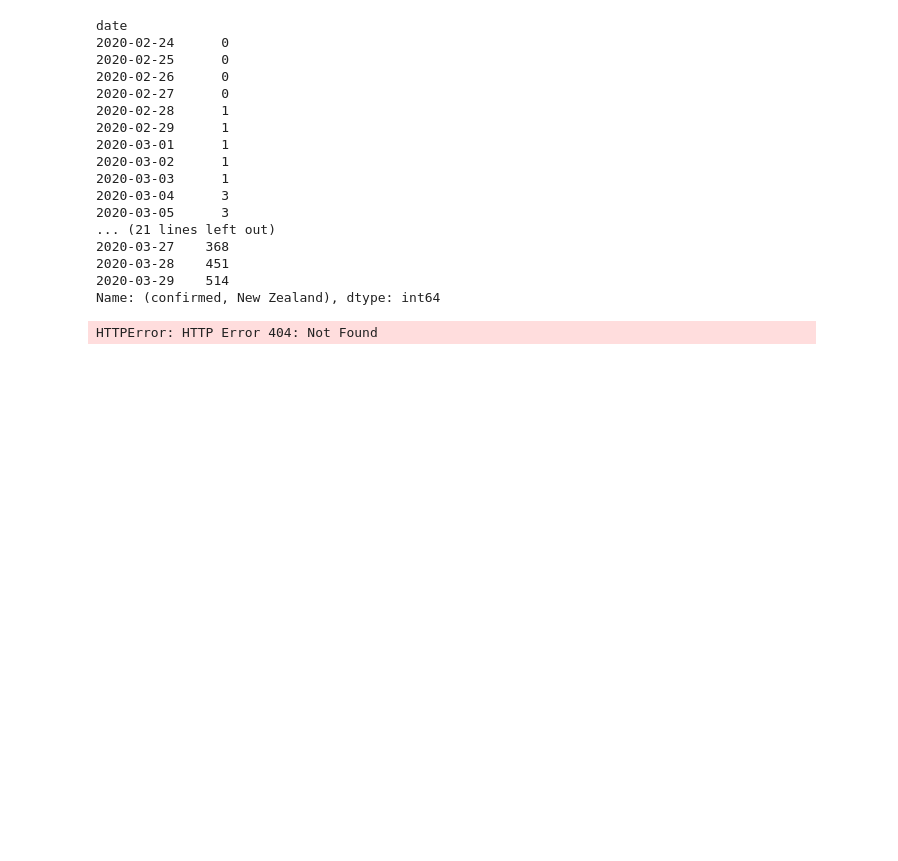
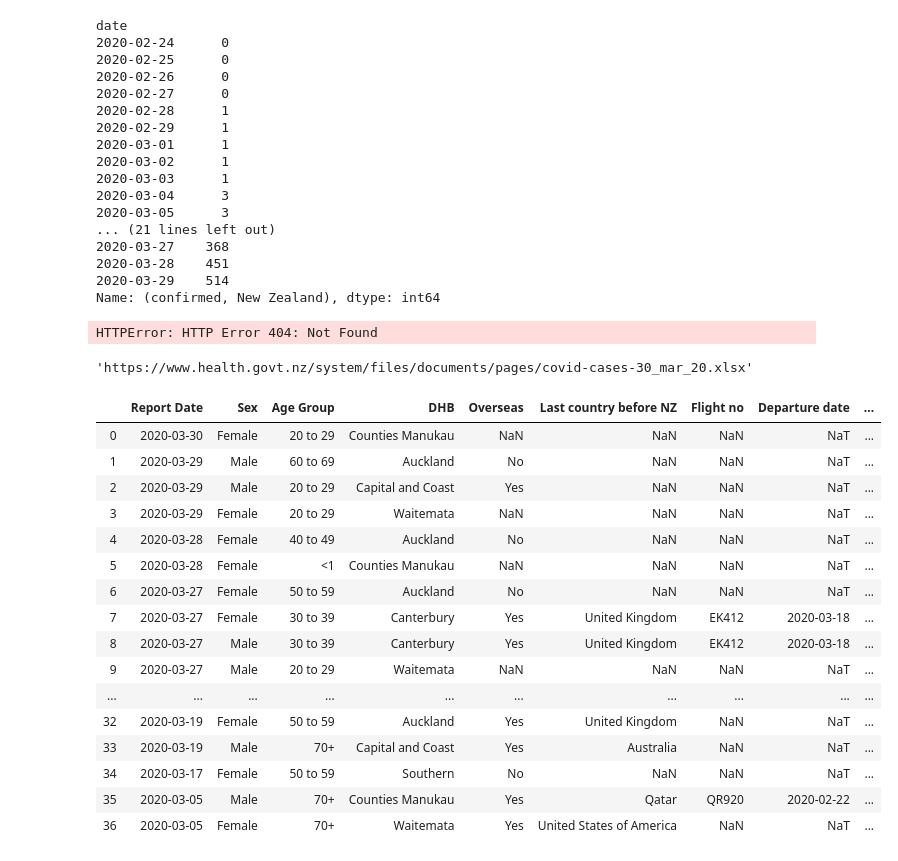
Before and after one commit to timmclennan/timmclennan.github.io, a Jupyter notebook: source/Coronavirus.ipynb, the cells around one changed output. Cells and saved outputs as stored; diff of their text form; code cells hidden in the pictures; blank space fills up the shorter version.

```diff
--- a/source/Coronavirus.ipynb
+++ b/source/Coronavirus.ipynb
@@ -164,4 +164,8 @@ cdf.head()
 # %%
 df2.groupby(['Report Date', 'DHB']).agg(c=('DHB', 'count')).c
 # %%
-datestr='29mar20'
+datestr='30_mar_2020'
+# %%
+'https://www.health.govt.nz/system/files/documents/pages/covid-cases-%s.xlsx' %datestr
+# %% [output]
+'https://www.health.govt.nz/system/files/documents/pages/covid-cases-30_mar_20.xlsx'
@@ -168,3 +174,3 @@ datestr='29mar20'
 # %%
-with pd.ExcelFile('https://www.health.govt.nz/system/files/documents/pages/covid-19-confirmed-probable-cases-29mar20.xlsx') as excel_file:
-    cases_df = pd.concat({name: excel_file.parse(name[0].upper()+name[1:]) for name in ['confirmed', 'probable']}, names=['type'])
+with pd.ExcelFile('https://www.health.govt.nz/system/files/documents/pages/covid-cases-%s.xlsx' %datestr) as excel_file:
+    cases_dfs = {name: excel_file.parse(name, header=3) for name in ['confirmed', 'probable']}
@@ -172,0 +177,23 @@ cases_df
+# %%
+df = cases_dfs['confirmed']
+df2 = cases_dfs['probable'].rename(columns={'ReportDate': 'Report Date'})
+# %%
+df2
+# %% [output]
+|  | Report Date | Sex | Age Group | DHB | Overseas | Last country before NZ | Flight no | Departure date | ... |
+| 0 | 2020-03-30 | Female | 20 to 29 | Counties Manukau | NaN | NaN | NaN | NaT | ... |
+| 1 | 2020-03-29 | Male | 60 to 69 | Auckland | No | NaN | NaN | NaT | ... |
+| 2 | 2020-03-29 | Male | 20 to 29 | Capital and Coast | Yes | NaN | NaN | NaT | ... |
+| 3 | 2020-03-29 | Female | 20 to 29 | Waitemata | NaN | NaN | NaN | NaT | ... |
+| 4 | 2020-03-28 | Female | 40 to 49 | Auckland | No | NaN | NaN | NaT | ... |
+| 5 | 2020-03-28 | Female | <1 | Counties Manukau | NaN | NaN | NaN | NaT | ... |
+| 6 | 2020-03-27 | Female | 50 to 59 | Auckland | No | NaN | NaN | NaT | ... |
+| 7 | 2020-03-27 | Female | 30 to 39 | Canterbury | Yes | United Kingdom | EK412 | 2020-03-18 | ... |
+| 8 | 2020-03-27 | Male | 30 to 39 | Canterbury | Yes | United Kingdom | EK412 | 2020-03-18 | ... |
+| 9 | 2020-03-27 | Male | 20 to 29 | Waitemata | NaN | NaN | NaN | NaT | ... |
+| ... | ... | ... | ... | ... | ... | ... | ... | ... | ... |
+| 32 | 2020-03-19 | Female | 50 to 59 | Auckland | Yes | United Kingdom | NaN | NaT | ... |
+| 33 | 2020-03-19 | Male | 70+ | Capital and Coast | Yes | Australia | NaN | NaT | ... |
+| 34 | 2020-03-17 | Female | 50 to 59 | Southern | No | NaN | NaN | NaT | ... |
+| 35 | 2020-03-05 | Male | 70+ | Counties Manukau | Yes | Qatar | QR920 | 2020-02-22 | ... |
+| 36 | 2020-03-05 | Female | 70+ | Waitemata | Yes | United States of America | NaN | NaT | ... |
```
Also changed, not shown: parts of 15 cells of this notebook, 2 other files.
